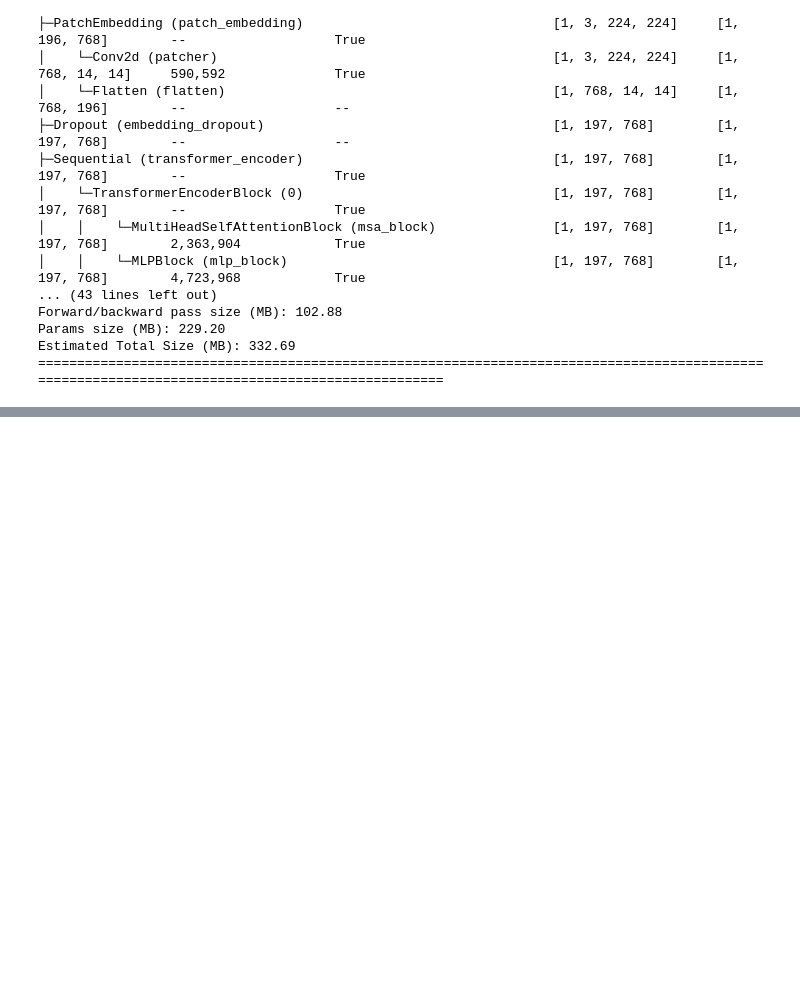
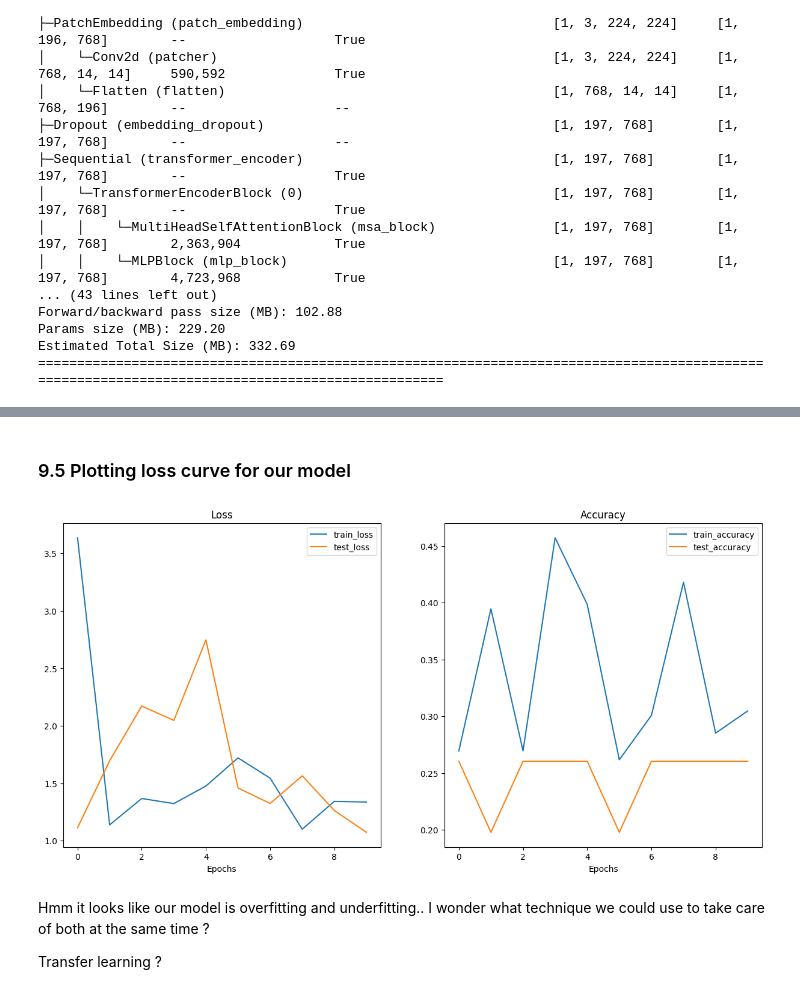
Before and after one commit to gauthiermartin/deeplearning-with-pytorch-course, a Jupyter notebook: 08_pytorch_paper_replicating.ipynb, the cells around one changed output, grey strips where cells are left out. Cells and saved outputs as stored; diff of their text form; code cells hidden in the pictures; blank space fills up the shorter version.

```diff
--- a/08_pytorch_paper_replicating.ipynb
+++ b/08_pytorch_paper_replicating.ipynb
@@ -1210,0 +1226,7 @@ Estimated Total Size (MB): 332.69
+# %%
+optimizer = torch.optim.Adam(
+    params=vit.parameters(),
+    lr=1e-3, # 0.001,
+    betas=(0.9, 0.999),
+    weight_decay=0.1,
+)
@@ -1210,0 +1239,2 @@ Estimated Total Size (MB): 332.69
+# %%
+loss_fn = nn.CrossEntropyLoss()
@@ -1210,0 +1243,12 @@ Estimated Total Size (MB): 332.69
+# %%
+from going_modular.going_modular import engine
+
+results = engine.train(
+    model=vit,
+    optimizer=optimizer,
+    loss_fn=loss_fn,
+    train_dataloader=train_dataloader,
+    test_dataloader=test_dataloader,
+    epochs=10,
+    device=device,
+)
@@ -1210,0 +1288,12 @@ Estimated Total Size (MB): 332.69
+# %% [markdown]
+### 9.5 Plotting loss curve for our model
+# %%
+from helper_functions import plot_loss_curves
+
+plot_loss_curves(results)
+# %% [output]
+[figure, added]
+# %% [markdown]
+Hmm it looks like our model is overfitting and underfitting.. I wonder what technique  we could use to take care of both at the same time ?
+
+Transfer learning ?
```
Also changed, not shown: parts of 22 cells of this notebook.
